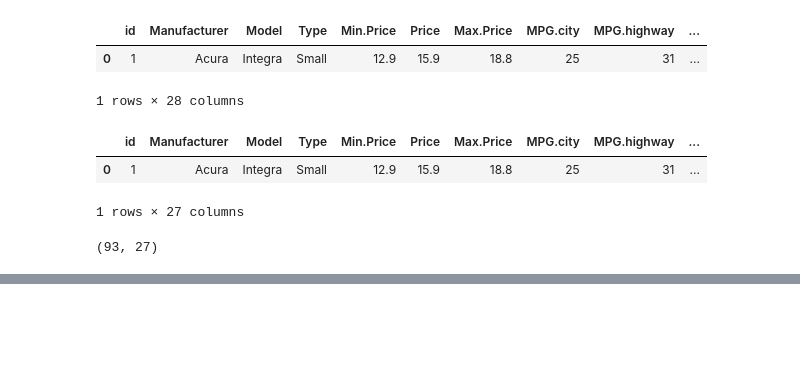
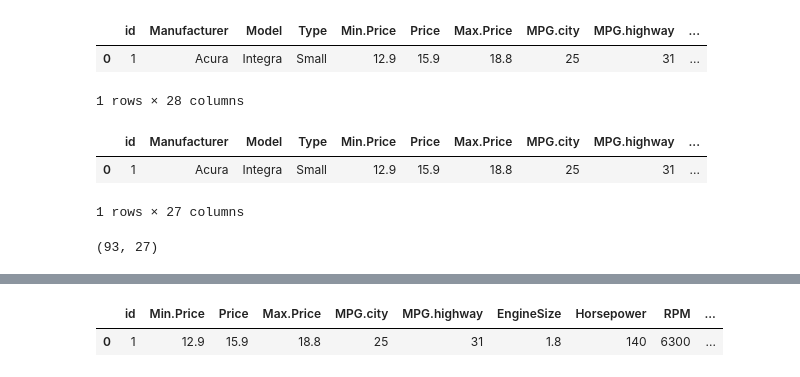
Before and after one commit to prachi20017/Machine-Learning, a Jupyter notebook: Data Preprocessing/PreprocessingFile.ipynb, the cells around one changed output, grey strips where cells are left out. Saved outputs shown, nothing was run; the diff lists cells and outputs as text; code cells hidden in the pictures; blank space fills up the shorter version.

```diff
--- a/Data Preprocessing/PreprocessingFile.ipynb
+++ b/Data Preprocessing/PreprocessingFile.ipynb
@@ -202,0 +273,6 @@ df2.shape
+# %%
+X_con = X[con]
+X_con.head(1)
+# %% [output]
+|  | id | Min.Price | Price | Max.Price | MPG.city | MPG.highway | EngineSize | Horsepower | RPM | ... |
+| 0 | 1 | 12.9 | 15.9 | 18.8 | 25 | 31 | 1.8 | 140 | 6300 | ... |
```
Also changed, not shown: parts of 15 cells of this notebook.
